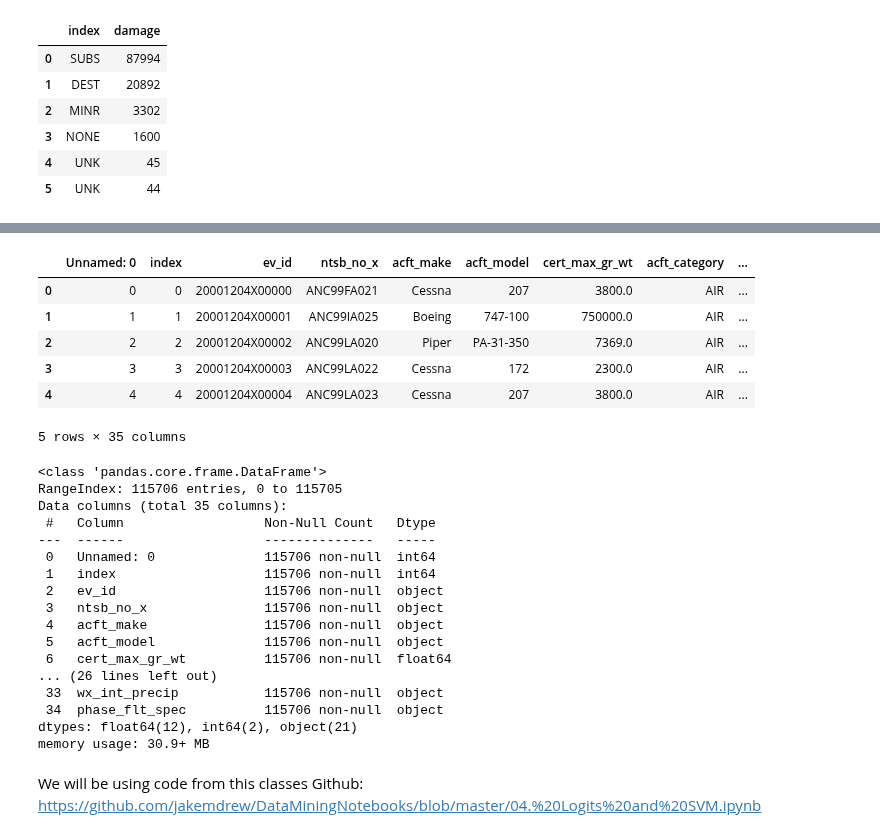
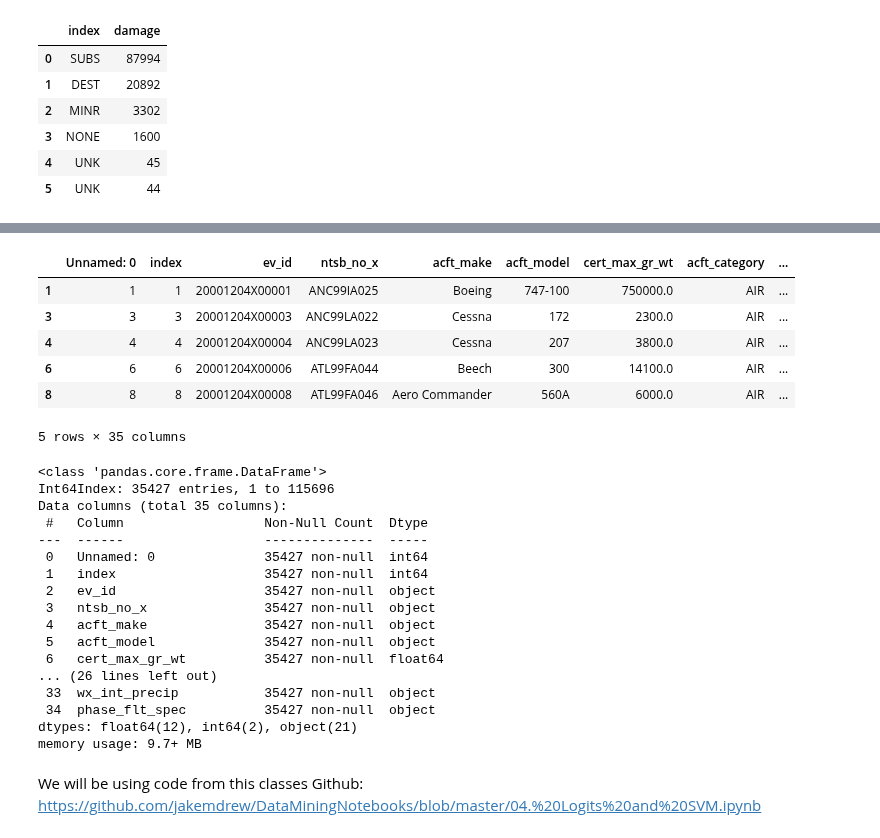
Before and after one commit to sajmera9/MachineLearning1, a Jupyter notebook: mini_lab.ipynb, the cells around one changed output, grey strips where cells are left out. Saved outputs shown, nothing was run; the diff lists cells and outputs as text; code cells hidden in the pictures.

Commit message:
fixed up data, total injuries and such

```diff
--- a/mini_lab.ipynb
+++ b/mini_lab.ipynb
@@ -88,7 +92,7 @@ finaldamagecount.head(50)
 | 4 | UNK | 45 |
 | 5 | UNK | 44 |
 # %%
-final_data.loc[final_data['damage'].str.contains('UNK', na=False), 'damage'] = 'Unknown'
+final_data.loc[final_data['damage'].str.contains('UNK', na=False), 'damage'] = 'UNK'
 finaldamagecount = final_data["damage"].value_counts().reset_index()
 finaldamagecount.head(50)
 # %% [output]
@@ -101,40 +117,46 @@ finaldamagecount.head(50)
+# %%
+#dealing with unknnowns
+#some columns we can't simply replace the blank value with "Unknown" or 0s since that will skew our data
+#'cert_max_gr_wt','afm_hrs_last_insp','rwy_len','rwy_width'
+# with the columns listed above we have elected to remove any rows where they are blank. This will help focus our data and it will still leave us with an ample amount of data
+final_data.dropna(subset=['cert_max_gr_wt','afm_hrs_last_insp','rwy_len','rwy_width'],inplace=True)
 # %%
 #rename the injuries columns to make them easier to read
-final_data = final_data.rename(columns={"inj_tot_f": "Total.Fatal.Injuries", "inj_tot_s": "Total.Serious.Injuries","inj_tot_m":"Total.Minor.Injuries","inj_tot_n":'Total.Uninjured',"inj_tot_t":"Total.Injuries"})
+final_data = final_data.rename(columns={"inj_tot_f": "Total_Fatal_Injuries", "inj_tot_s": "Total_Serious_Injuries","inj_tot_m":"Total_Minor_Injuries","inj_tot_n":'Total_Uninjured',"inj_tot_t":"Total_Injuries_Flight"})
 
 #fill in 0s when there wasn't an injury in that category
-final_data.update(final_data[['Total.Fatal.Injuries','Total.Serious.Injuries','Total.Minor.Injuries','Total.Uninjured','Total.Injuries','cert_max_gr_wt','afm_hrs_last_insp','rwy_len','rwy_width','inj_f_grnd','inj_m_grnd','inj_s_grnd']].fillna(0))
+final_data.update(final_data[['Total_Fatal_Injuries','Total_Serious_Injuries','Total_Minor_Injuries','Total_Uninjured','Total_Injuries_Flight','inj_f_grnd','inj_m_grnd','inj_s_grnd']].fillna(0))
 final_data.head()
 # %% [output]
 |  | Unnamed: 0 | index | ev_id | ntsb_no_x | acft_make | acft_model | cert_max_gr_wt | acft_category | ... |
-| 0 | 0 | 0 | 20001204X00000 | ANC99FA021 | Cessna | 207 | 3800.0 | AIR | ... |
 | 1 | 1 | 1 | 20001204X00001 | ANC99IA025 | Boeing | 747-100 | 750000.0 | AIR | ... |
-| 2 | 2 | 2 | 20001204X00002 | ANC99LA020 | Piper | PA-31-350 | 7369.0 | AIR | ... |
 | 3 | 3 | 3 | 20001204X00003 | ANC99LA022 | Cessna | 172 | 2300.0 | AIR | ... |
 | 4 | 4 | 4 | 20001204X00004 | ANC99LA023 | Cessna | 207 | 3800.0 | AIR | ... |
+| 6 | 6 | 6 | 20001204X00006 | ATL99FA044 | Beech | 300 | 14100.0 | AIR | ... |
+| 8 | 8 | 8 | 20001204X00008 | ATL99FA046 | Aero Commander | 560A | 6000.0 | AIR | ... |
 5 rows × 35 columns
 # %%
 #set missing variables to Unknown in order to run our models
-final_data.update(final_data.fillna("Unknown"))
+final_data.update(final_data.fillna("UNK"))
 final_data.info()
 # %% [output]
 <class 'pandas.core.frame.DataFrame'>
-RangeIndex: 115706 entries, 0 to 115705
+Int64Index: 35427 entries, 1 to 115696
 Data columns (total 35 columns):
- #   Column                  Non-Null Count   Dtype
----  ------                  --------------   -----
- 0   Unnamed: 0              115706 non-null  int64
- 1   index                   115706 non-null  int64
- 2   ev_id                   115706 non-null  object
- 3   ntsb_no_x               115706 non-null  object
- 4   acft_make               115706 non-null  object
- 5   acft_model              115706 non-null  object
- 6   cert_max_gr_wt          115706 non-null  float64
+ #   Column                  Non-Null Count  Dtype
+---  ------                  --------------  -----
+ 0   Unnamed: 0              35427 non-null  int64
+ 1   index                   35427 non-null  int64
+ 2   ev_id                   35427 non-null  object
+ 3   ntsb_no_x               35427 non-null  object
+ 4   acft_make               35427 non-null  object
+ 5   acft_model              35427 non-null  object
+ 6   cert_max_gr_wt          35427 non-null  float64
 ... (26 lines left out)
- 33  wx_int_precip           115706 non-null  object
- 34  phase_flt_spec          115706 non-null  object
+ 33  wx_int_precip           35427 non-null  object
+ 34  phase_flt_spec          35427 non-null  object
 dtypes: float64(12), int64(2), object(21)
-memory usage: 30.9+ MB
+memory usage: 9.7+ MB
 # %% [markdown]
 We will be using code from this classes Github:
 https://github.com/jakemdrew/DataMiningNotebooks/blob/master/04.%20Logits%20and%20SVM.ipynb
```
Also changed, not shown: parts of 10 cells of this notebook.
